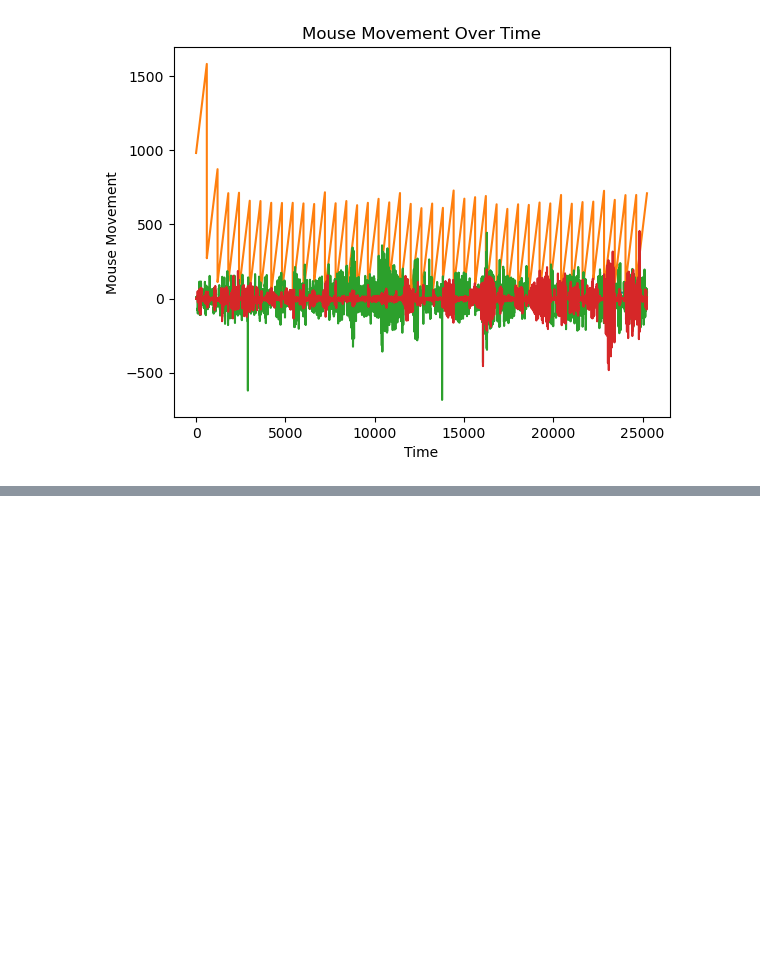
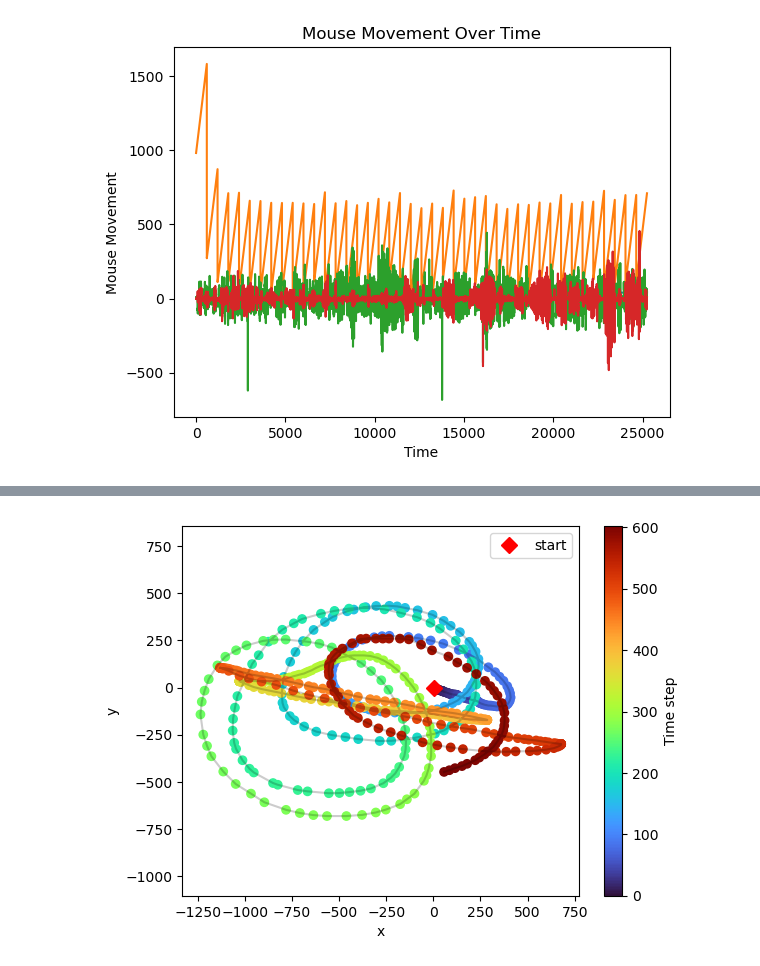
Before and after one commit to takumasano/PRJ, a Jupyter notebook: prj_task2.ipynb, the cells around one changed output, grey strips where cells are left out. Drawn from its saved outputs; the diff is of its cells as text; code cells hidden in the pictures; blank space fills up the shorter version.

Commit message:
plotted each trial

```diff
--- a/prj_task2.ipynb
+++ b/prj_task2.ipynb
@@ -105,0 +109,12 @@ KeyboardInterrupt:
+# %%
+# convert mouseMovement from a 2D array to pandas dataframe
+df = pd.DataFrame(mouseMovement, columns=['trial', 'sample', 'dx', 'dy'])
+
+# add columns for x and y coordinates by cumulatively summing dx and dy. Group by trial
+# df.groupby('trial')
+df['x'] = df.groupby('trial')['dx'].cumsum()
+df['y'] = df.groupby('trial')['dy'].cumsum()
+
+# ungroup the dataframe
+df = df.reset_index(drop=True)
+df.head()
@@ -105,0 +128,8 @@ KeyboardInterrupt:
+# %%
+# plot the first trial
+df_ = df[df['trial'] == 1]
+x = df_[['x']].values
+y = df_[['y']].values
+fig, ax = traj_withColour(x, y)
+# %% [output]
+[figure, added]
```
Also changed, not shown: parts of 5 cells of this notebook, 1 other file.
